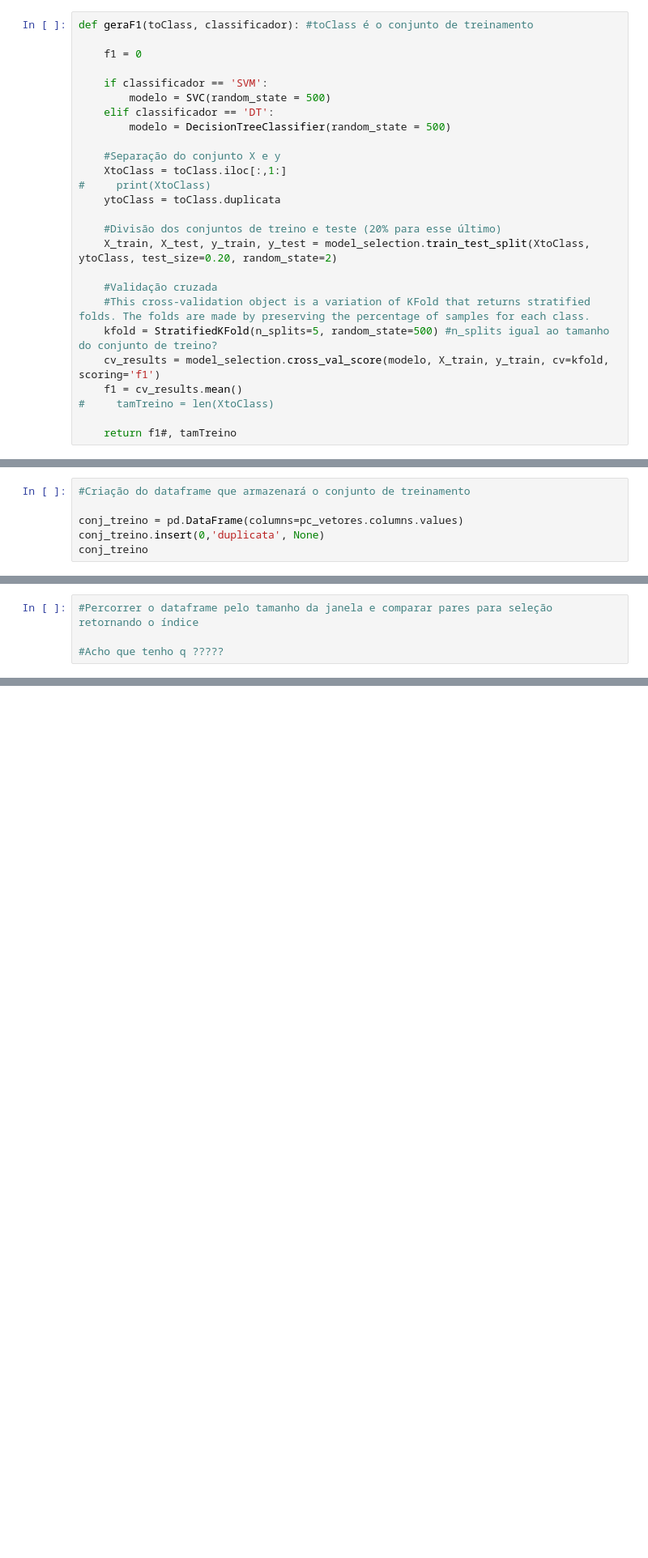
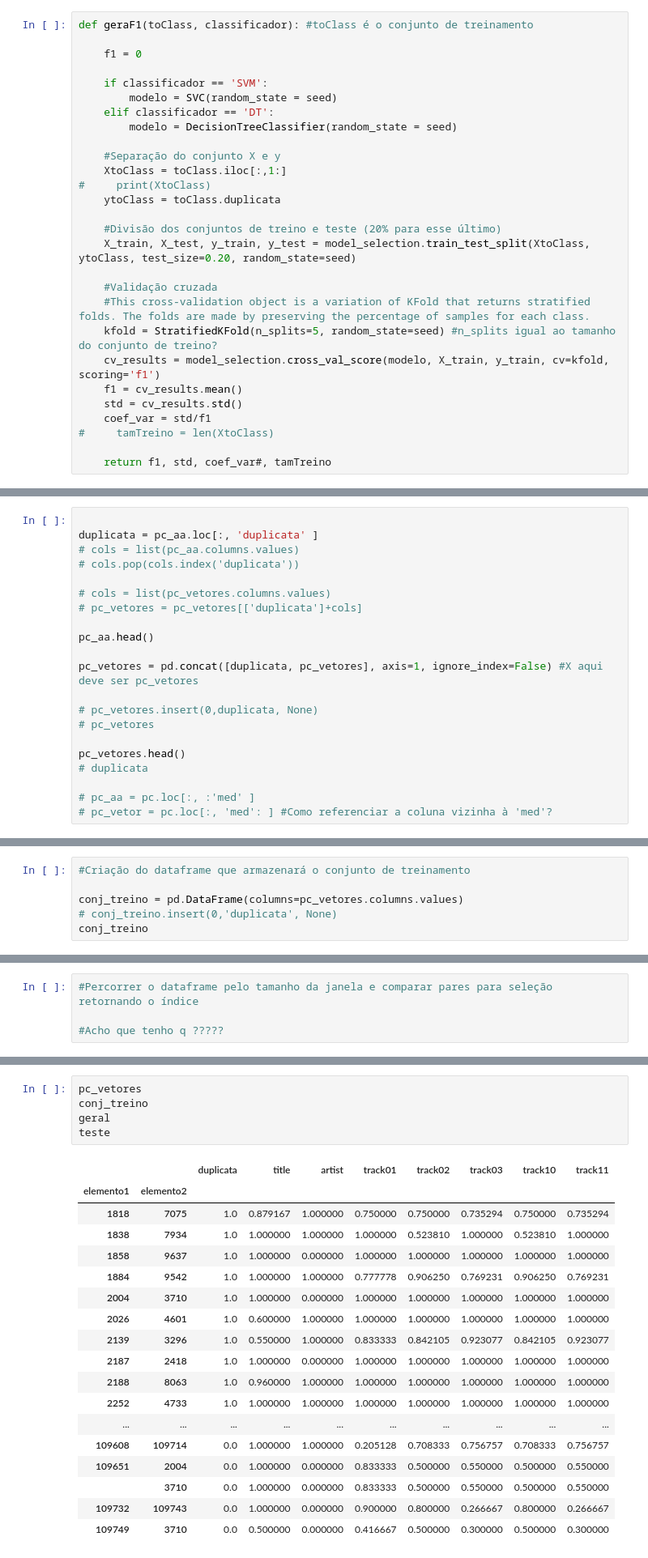
Before and after one commit to DiegoFernandesAraujo/Master, a Jupyter notebook: AS/src/aprendizagem/AA-Diego/AA.ipynb, the cells around one changed output, grey strips where cells are left out. Shown at 81% size. Saved outputs shown, nothing was run; the diff lists cells and outputs as text; blank space fills up the shorter version.

```diff
--- a/AS/src/aprendizagem/AA-Diego/AA.ipynb
+++ b/AS/src/aprendizagem/AA-Diego/AA.ipynb
@@ -13,9 +20,9 @@ def geraF1(toClass, classificador): #toClass é o conjunto de treinamento
     f1 = 0
 
     if classificador == 'SVM':
-        modelo = SVC(random_state = 500)
+        modelo = SVC(random_state = seed)
     elif classificador == 'DT':
-        modelo = DecisionTreeClassifier(random_state = 500)
+        modelo = DecisionTreeClassifier(random_state = seed)
 
     #Separação do conjunto X e y
     XtoClass = toClass.iloc[:,1:]
@@ -23,13 +30,15 @@ def geraF1(toClass, classificador): #toClass é o conjunto de treinamento
     ytoClass = toClass.duplicata
 
     #Divisão dos conjuntos de treino e teste (20% para esse último)
-    X_train, X_test, y_train, y_test = model_selection.train_test_split(XtoClass, ytoClass, test_size=0.20, random_state=2)
+    X_train, X_test, y_train, y_test = model_selection.train_test_split(XtoClass, ytoClass, test_size=0.20, random_state=seed)
 
     #Validação cruzada
     #This cross-validation object is a variation of KFold that returns stratified folds. The folds are made by preserving the percentage of samples for each class.
-    kfold = StratifiedKFold(n_splits=5, random_state=500) #n_splits igual ao tamanho do conjunto de treino?
+    kfold = StratifiedKFold(n_splits=5, random_state=seed) #n_splits igual ao tamanho do conjunto de treino?
     cv_results = model_selection.cross_val_score(modelo, X_train, y_train, cv=kfold, scoring='f1')
     f1 = cv_results.mean()
+    std = cv_results.std()
+    coef_var = std/f1
 #     tamTreino = len(XtoClass)
 
-    return f1#, tamTreino
+    return f1, std, coef_var#, tamTreino
@@ -54,0 +114,21 @@ pc_vetores = pc.iloc[:, 5: ] #Conjunto base para compor o conjunto treinamento
+# %%
+
+duplicata = pc_aa.loc[:, 'duplicata' ]
+# cols = list(pc_aa.columns.values)
+# cols.pop(cols.index('duplicata'))
+
+# cols = list(pc_vetores.columns.values)
+# pc_vetores = pc_vetores[['duplicata']+cols]
+
+pc_aa.head()
+
+pc_vetores = pd.concat([duplicata, pc_vetores], axis=1, ignore_index=False) #X aqui deve ser pc_vetores
+
+# pc_vetores.insert(0,duplicata, None)
+# pc_vetores
+
+pc_vetores.head()
+# duplicata
+
+# pc_aa = pc.loc[:, :'med' ]
+# pc_vetor = pc.loc[:, 'med': ] #Como referenciar a coluna vizinha à 'med'?
@@ -91,7 +179,7 @@ len(dup) + len(ndup)
 #Criação do dataframe que armazenará o conjunto de treinamento
 
 conj_treino = pd.DataFrame(columns=pc_vetores.columns.values)
-conj_treino.insert(0,'duplicata', None)
+# conj_treino.insert(0,'duplicata', None)
 conj_treino
 # %% [output]
 |  | duplicata | title | artist | track01 | track02 | track03 | track10 | track11 |
@@ -386,0 +521,24 @@ F1: 0.8266666666666667
+# %%
+pc_vetores
+conj_treino
+geral
+teste
+# %% [output]
+|  |  | duplicata | title | artist | track01 | track02 | track03 | track10 | track11 |
+| elemento1 | elemento2 |  |  |  |  |  |  |  |  |
+| 1818 | 7075 | 1.0 | 0.879167 | 1.000000 | 0.750000 | 0.750000 | 0.735294 | 0.750000 | 0.735294 |
+| 1838 | 7934 | 1.0 | 1.000000 | 1.000000 | 1.000000 | 0.523810 | 1.000000 | 0.523810 | 1.000000 |
+| 1858 | 9637 | 1.0 | 1.000000 | 0.000000 | 1.000000 | 1.000000 | 1.000000 | 1.000000 | 1.000000 |
+| 1884 | 9542 | 1.0 | 1.000000 | 1.000000 | 0.777778 | 0.906250 | 0.769231 | 0.906250 | 0.769231 |
+| 2004 | 3710 | 1.0 | 1.000000 | 0.000000 | 1.000000 | 1.000000 | 1.000000 | 1.000000 | 1.000000 |
+| 2026 | 4601 | 1.0 | 0.600000 | 1.000000 | 1.000000 | 1.000000 | 1.000000 | 1.000000 | 1.000000 |
+| 2139 | 3296 | 1.0 | 0.550000 | 1.000000 | 0.833333 | 0.842105 | 0.923077 | 0.842105 | 0.923077 |
+| 2187 | 2418 | 1.0 | 1.000000 | 0.000000 | 1.000000 | 1.000000 | 1.000000 | 1.000000 | 1.000000 |
+| 2188 | 8063 | 1.0 | 0.960000 | 1.000000 | 1.000000 | 1.000000 | 1.000000 | 1.000000 | 1.000000 |
+| 2252 | 4733 | 1.0 | 1.000000 | 1.000000 | 1.000000 | 1.000000 | 1.000000 | 1.000000 | 1.000000 |
+| ... | ... | ... | ... | ... | ... | ... | ... | ... | ... |
+| 109608 | 109714 | 0.0 | 1.000000 | 1.000000 | 0.205128 | 0.708333 | 0.756757 | 0.708333 | 0.756757 |
+| 109651 | 2004 | 0.0 | 1.000000 | 0.000000 | 0.833333 | 0.500000 | 0.550000 | 0.500000 | 0.550000 |
+|  | 3710 | 0.0 | 1.000000 | 0.000000 | 0.833333 | 0.500000 | 0.550000 | 0.500000 | 0.550000 |
+| 109732 | 109743 | 0.0 | 1.000000 | 0.000000 | 0.900000 | 0.800000 | 0.266667 | 0.800000 | 0.266667 |
+| 109749 | 3710 | 0.0 | 0.500000 | 0.000000 | 0.416667 | 0.500000 | 0.300000 | 0.500000 | 0.300000 |
```
Also changed, not shown: parts of 16 cells of this notebook.
